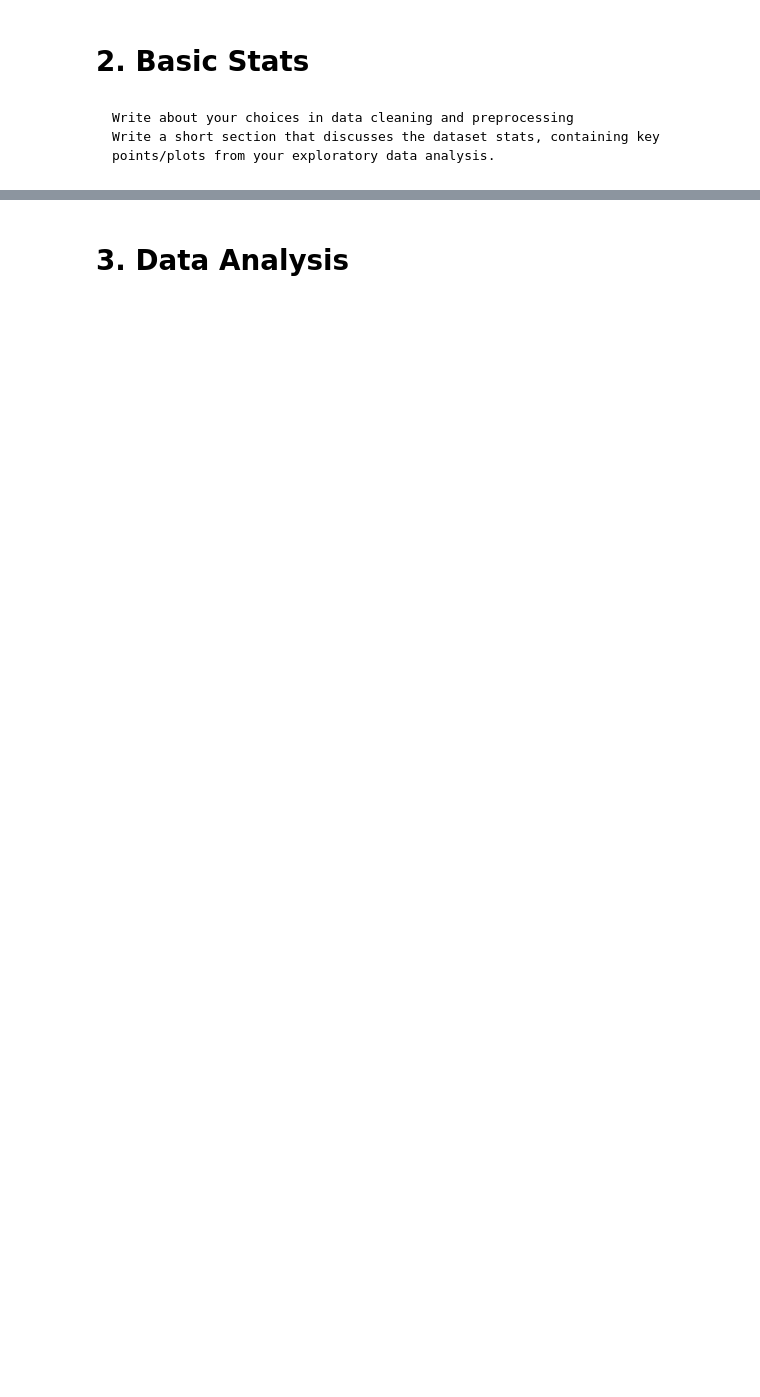
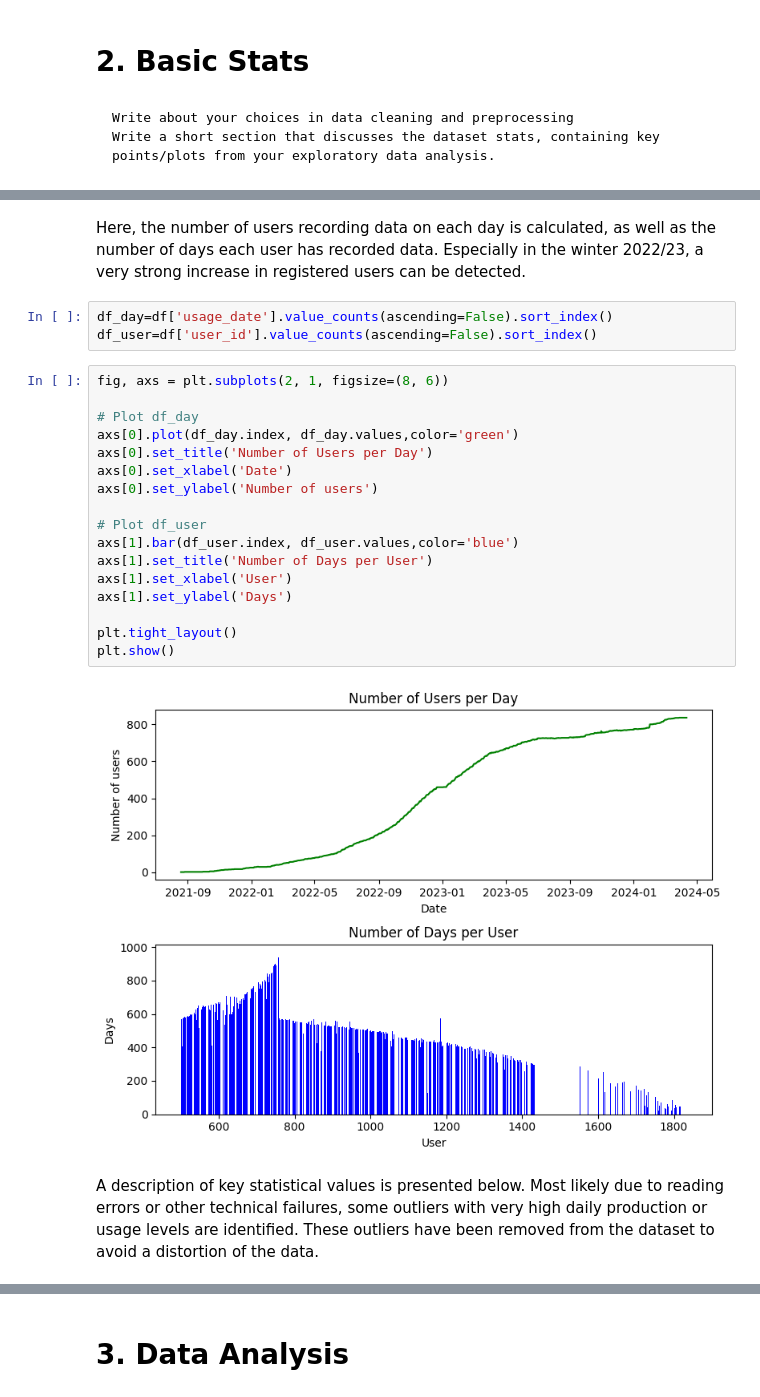
Before and after one commit to shakirmshaker/SocialDataGroup4, a Jupyter notebook: final/explainer.ipynb, the cells around one changed output, grey strips where cells are left out. Saved outputs shown, nothing was run; the diff lists cells and outputs as text; blank space fills up the shorter version.

```diff
--- a/final/explainer.ipynb
+++ b/final/explainer.ipynb
@@ -51,0 +72,28 @@ df['usage_date'] = pd.to_datetime(df['usage_date'],format='%d/%m/%Y')
+# %% [markdown]
+Here, the number of users recording data on each day is calculated, as well as the number of days each user has recorded data.
+Especially in the winter 2022/23, a very strong increase in registered users can be detected.
+# %%
+df_day=df['usage_date'].value_counts(ascending=False).sort_index()
+df_user=df['user_id'].value_counts(ascending=False).sort_index()
+# %%
+fig, axs = plt.subplots(2, 1, figsize=(8, 6))
+
+# Plot df_day
+axs[0].plot(df_day.index, df_day.values,color='green')
+axs[0].set_title('Number of Users per Day')
+axs[0].set_xlabel('Date')
+axs[0].set_ylabel('Number of users')
+
+# Plot df_user
+axs[1].bar(df_user.index, df_user.values,color='blue')
+axs[1].set_title('Number of Days per User')
+axs[1].set_xlabel('User')
+axs[1].set_ylabel('Days')
+
+plt.tight_layout()
+plt.show()
+# %% [output]
+[figure, added]
+# %% [markdown]
+A description of key statistical values is presented below. Most likely due to reading errors or other technical failures, some outliers with very high daily production or usage levels are identified.
+These outliers have been removed from the dataset to avoid a distortion of the data.
```
Also changed, not shown: parts of 40 cells of this notebook.
